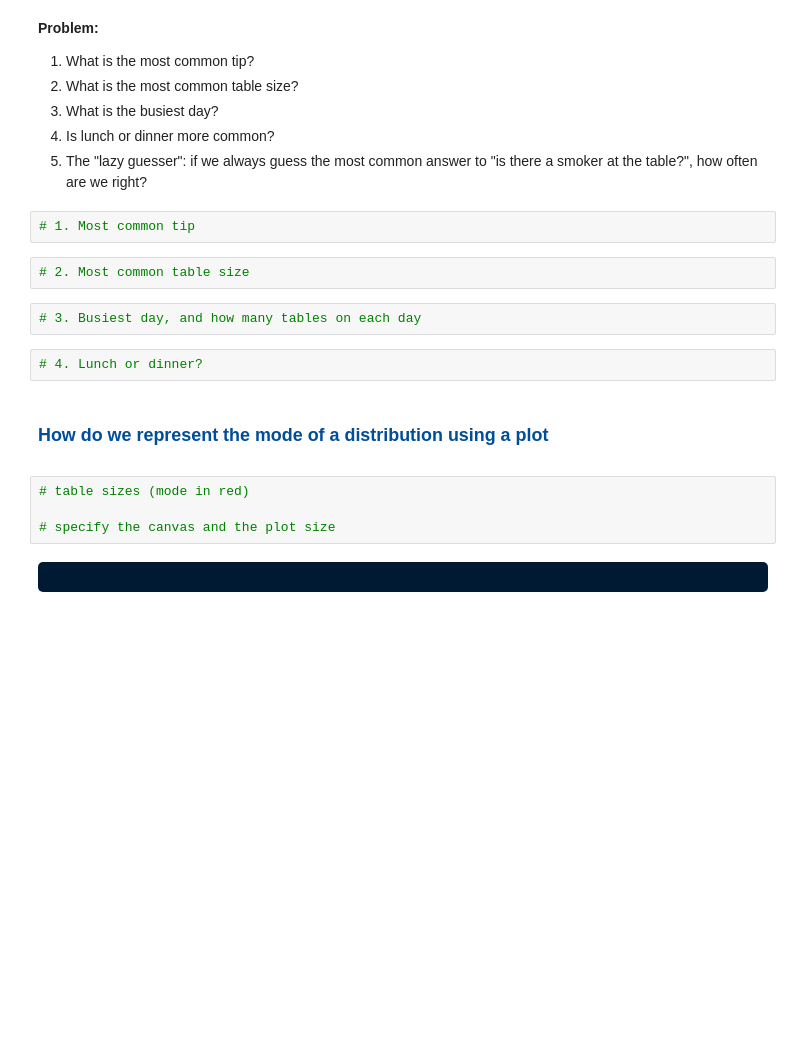
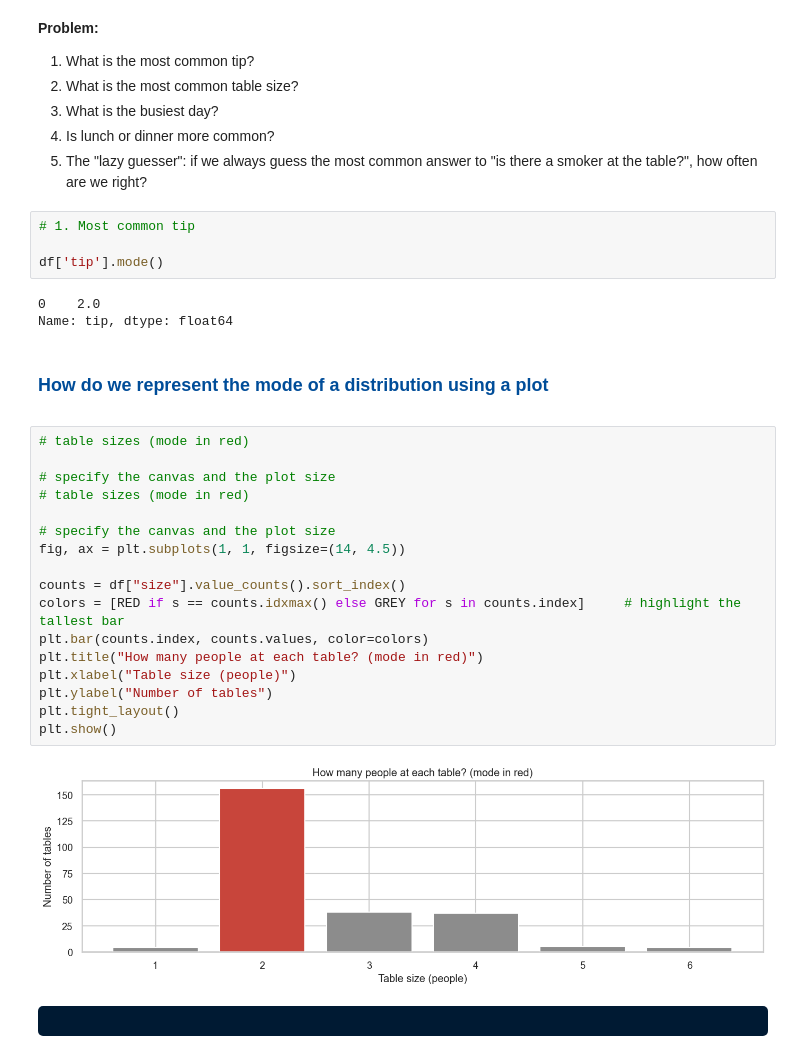
Before and after one commit to RiteshPardeshi1/Statistics-in-Python-Practice, a Jupyter notebook: 26th-Statistics.ipynb, the cells around one changed output. Saved outputs shown, nothing was run; the diff lists cells and outputs as text; blank space fills up the shorter version.

```diff
--- a/26th-Statistics.ipynb
+++ b/26th-Statistics.ipynb
@@ -652,18 +749,32 @@ The owner is rearranging the dining room. Most parties are **2 people** (the mod
 5. The "lazy guesser": if we always guess the most common answer to "is there a smoker at the table?", how often are we right?
 # %%
 # 1. Most common tip
+
+df['tip'].mode()
+# %% [output]
+0    2.0
+Name: tip, dtype: float64
-# %%
-# 2. Most common table size
-# %%
-# 3. Busiest day, and how many tables on each day
-# %%
-# 4. Lunch or dinner?
 # %% [markdown]
 <div style="color:#004d99;"><h3> How do we represent the mode of a distribution using a plot </h3></div>
 # %%
 # table sizes (mode in red)
 
 # specify the canvas and the plot size
+# table sizes (mode in red)
+
+# specify the canvas and the plot size
+fig, ax = plt.subplots(1, 1, figsize=(14, 4.5))
+
+counts = df["size"].value_counts().sort_index()
+colors = [RED if s == counts.idxmax() else GREY for s in counts.index]     # highlight the tallest bar
+plt.bar(counts.index, counts.values, color=colors)
+plt.title("How many people at each table? (mode in red)")
+plt.xlabel("Table size (people)")
+plt.ylabel("Number of tables")
+plt.tight_layout()
+plt.show()
+# %% [output]
+[figure, added]
 # %% [markdown]
 <div style="background:	#001a33; color:#FFF; padding:15px; border-radius:5px;">
 
```
Also changed, not shown: parts of 15 cells of this notebook.
